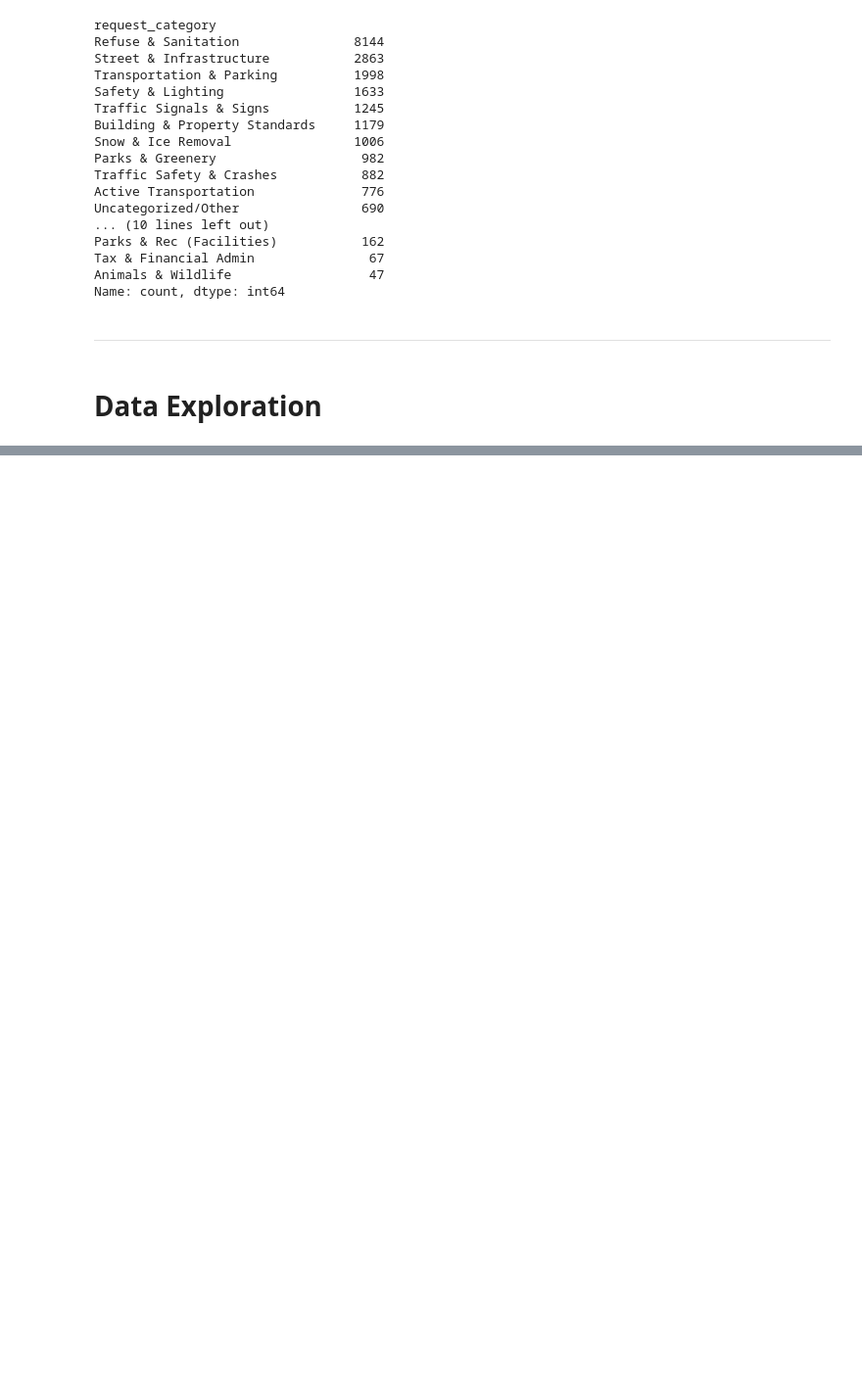
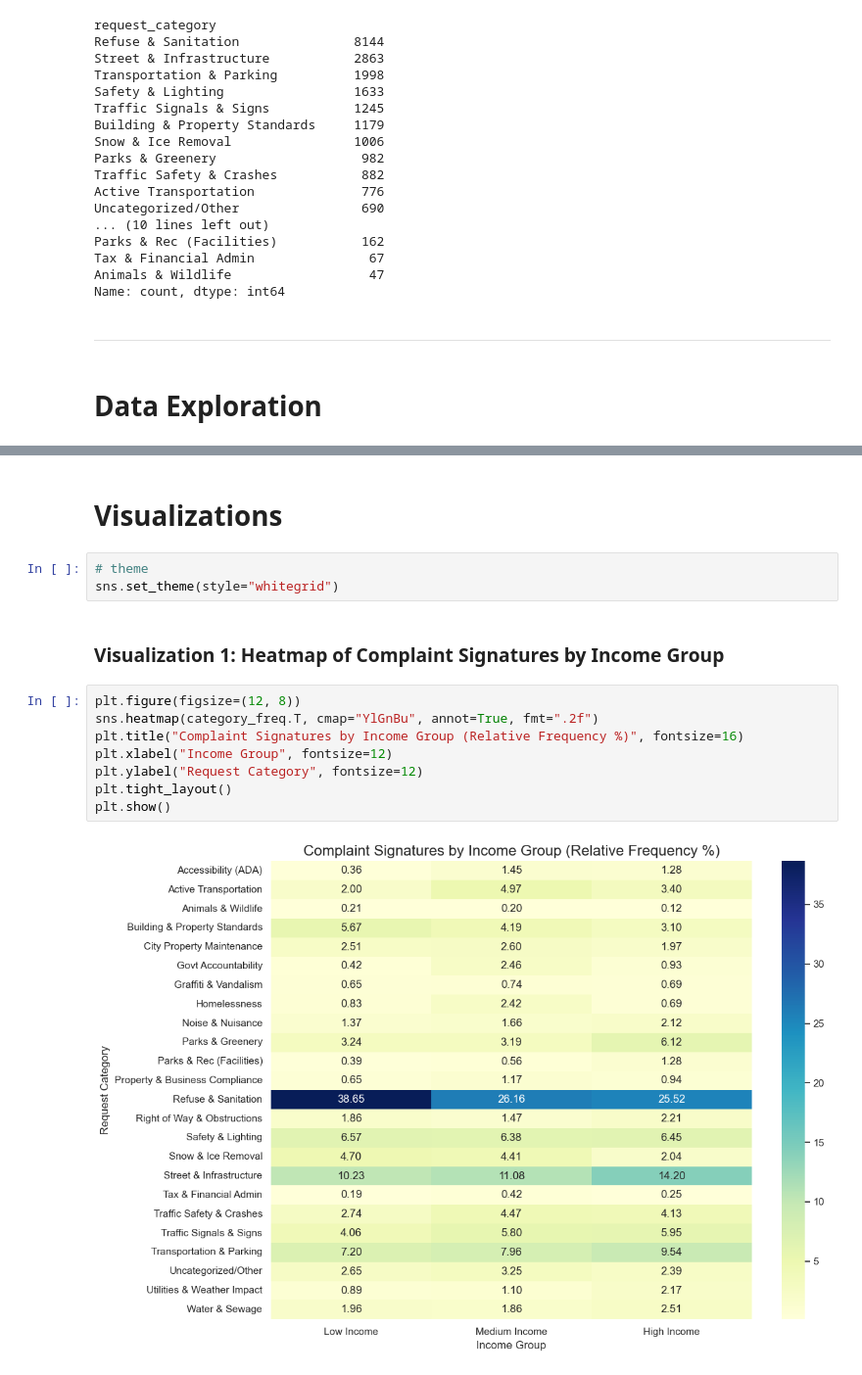
Before and after one commit to npisar/SI313-homework, a Jupyter notebook: final project/pisarczyk_final-project_progress-report_si313.ipynb, the cells around one changed output, grey strips where cells are left out. Shown at 98% size. Cells and saved outputs as stored; diff of their text form; blank space fills up the shorter version.

```diff
--- a/final project/pisarczyk_final-project_progress-report_si313.ipynb
+++ b/final project/pisarczyk_final-project_progress-report_si313.ipynb
@@ -698,0 +752,17 @@ print("--- Top 5 Categories with the Largest Percentage Point Differences ---")
+# %% [markdown]
+# **Visualizations**
+# %%
+# theme
+sns.set_theme(style="whitegrid")
+# %% [markdown]
+### **Visualization 1: Heatmap of Complaint Signatures by Income Group**
+# %%
+plt.figure(figsize=(12, 8))
+sns.heatmap(category_freq.T, cmap="YlGnBu", annot=True, fmt=".2f")
+plt.title("Complaint Signatures by Income Group (Relative Frequency %)", fontsize=16)
+plt.xlabel("Income Group", fontsize=12)
+plt.ylabel("Request Category", fontsize=12)
+plt.tight_layout()
+plt.show()
+# %% [output]
+[figure, added]
```
Also changed, not shown: parts of 32 cells of this notebook, 3 other files.
